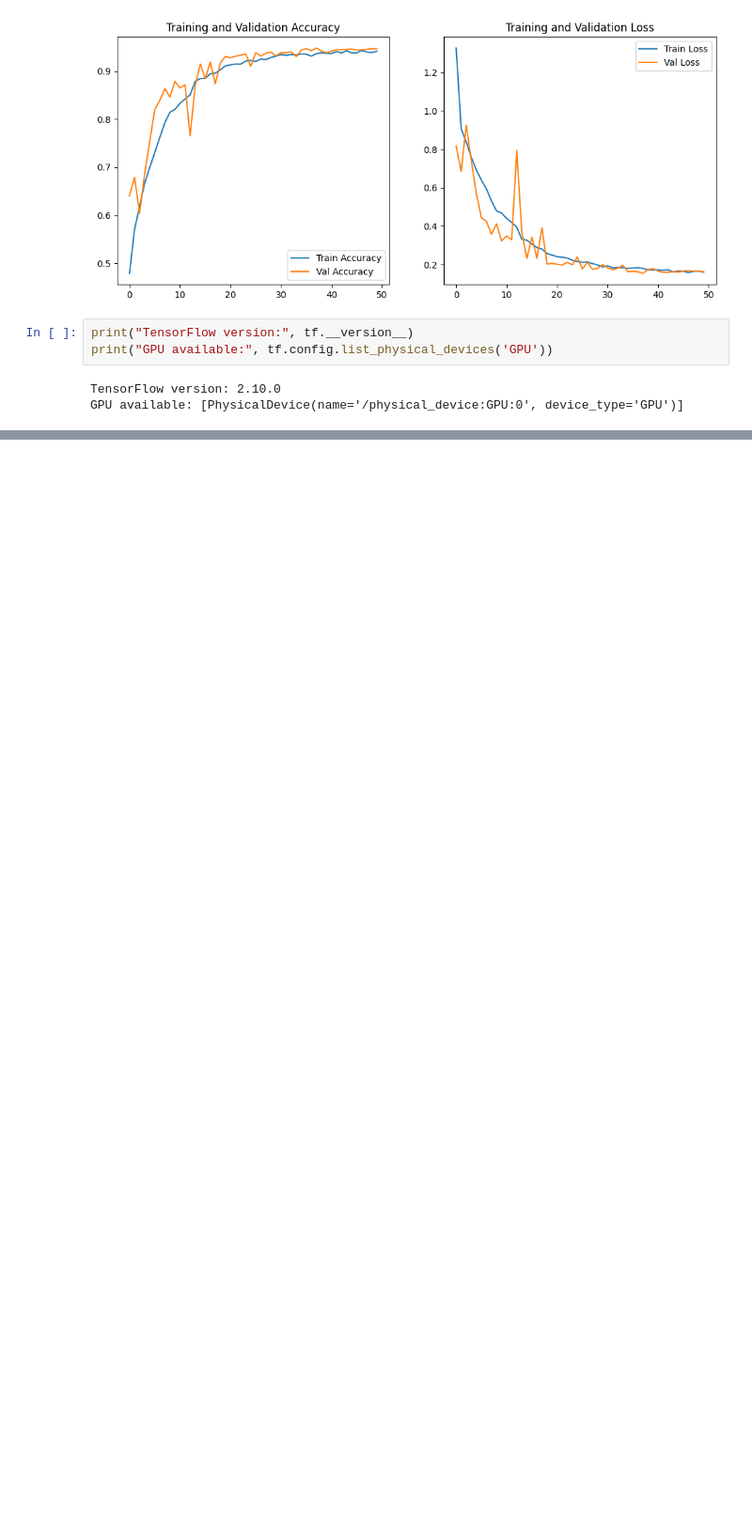
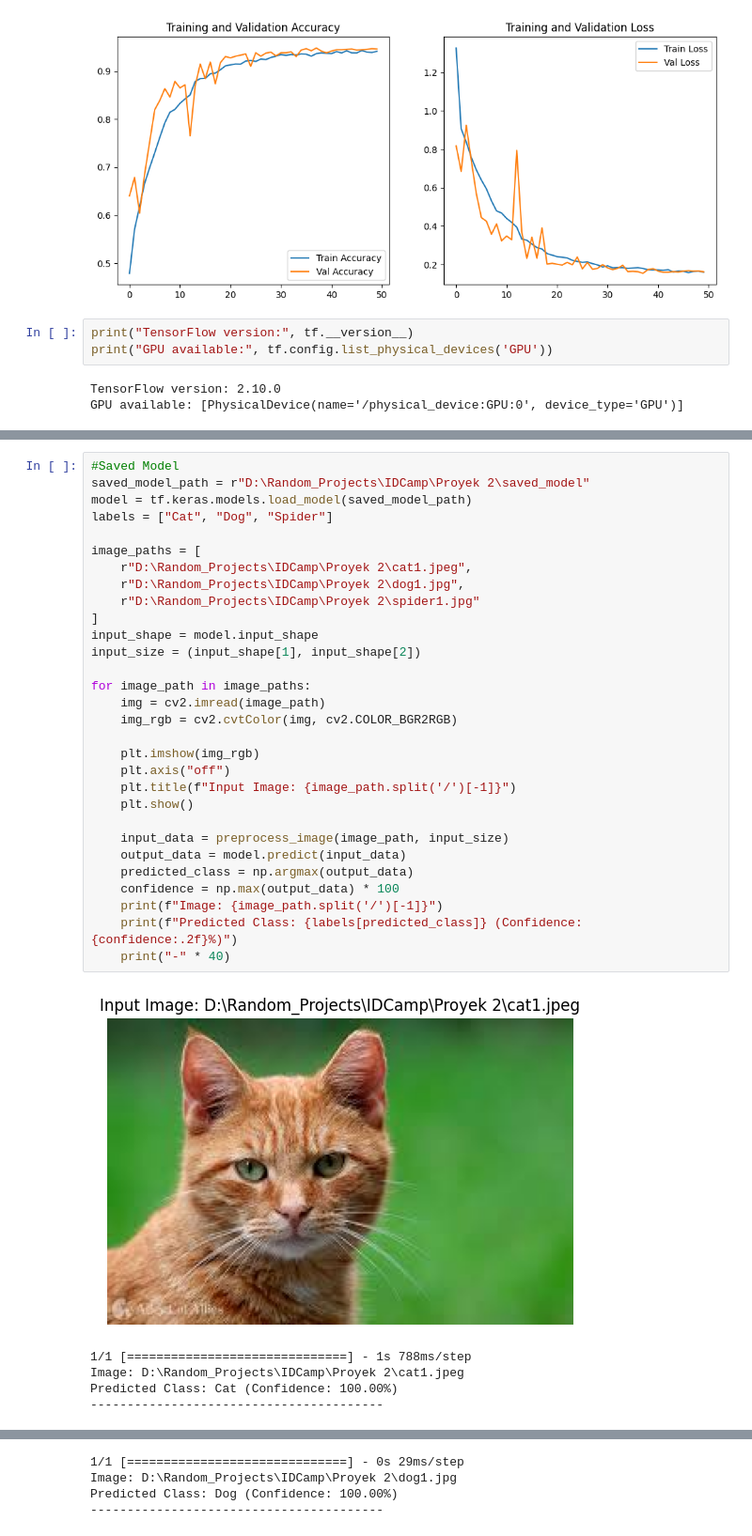
Before and after one commit to Zeltan13/animal_classification, a Jupyter notebook: animal_classification.ipynb, the cells around one changed output, grey strips where cells are left out. Shown at 94% size. Drawn from its saved outputs; the diff is of its cells as text; blank space fills up the shorter version.

```diff
--- a/animal_classification.ipynb
+++ b/animal_classification.ipynb
@@ -493,0 +567,36 @@ Model saved in TensorFlow.js format.
+# %%
+#Saved Model
+saved_model_path = r"D:\Random_Projects\IDCamp\Proyek 2\saved_model"
+model = tf.keras.models.load_model(saved_model_path)
+labels = ["Cat", "Dog", "Spider"]
+
+image_paths = [
+    r"D:\Random_Projects\IDCamp\Proyek 2\cat1.jpeg",
+    r"D:\Random_Projects\IDCamp\Proyek 2\dog1.jpg",
+    r"D:\Random_Projects\IDCamp\Proyek 2\spider1.jpg"
+]
+input_shape = model.input_shape
+input_size = (input_shape[1], input_shape[2])
+
+for image_path in image_paths:
+    img = cv2.imread(image_path)
+    img_rgb = cv2.cvtColor(img, cv2.COLOR_BGR2RGB)
+
+    plt.imshow(img_rgb)
+    plt.axis("off")
+    plt.title(f"Input Image: {image_path.split('/')[-1]}")
+    plt.show()
+
+    input_data = preprocess_image(image_path, input_size)
+    output_data = model.predict(input_data)
+    predicted_class = np.argmax(output_data)
+    confidence = np.max(output_data) * 100
+    print(f"Image: {image_path.split('/')[-1]}")
+    print(f"Predicted Class: {labels[predicted_class]} (Confidence: {confidence:.2f}%)")
+    print("-" * 40)
+# %% [output]
+[figure, added]
+1/1 [==============================] - 1s 788ms/step
+Image: D:\Random_Projects\IDCamp\Proyek 2\cat1.jpeg
+Predicted Class: Cat (Confidence: 100.00%)
+----------------------------------------
@@ -493,0 +604,4 @@ Model saved in TensorFlow.js format.
+1/1 [==============================] - 0s 29ms/step
+Image: D:\Random_Projects\IDCamp\Proyek 2\dog1.jpg
+Predicted Class: Dog (Confidence: 100.00%)
+----------------------------------------
```
Also changed, not shown: parts of 15 cells of this notebook.
